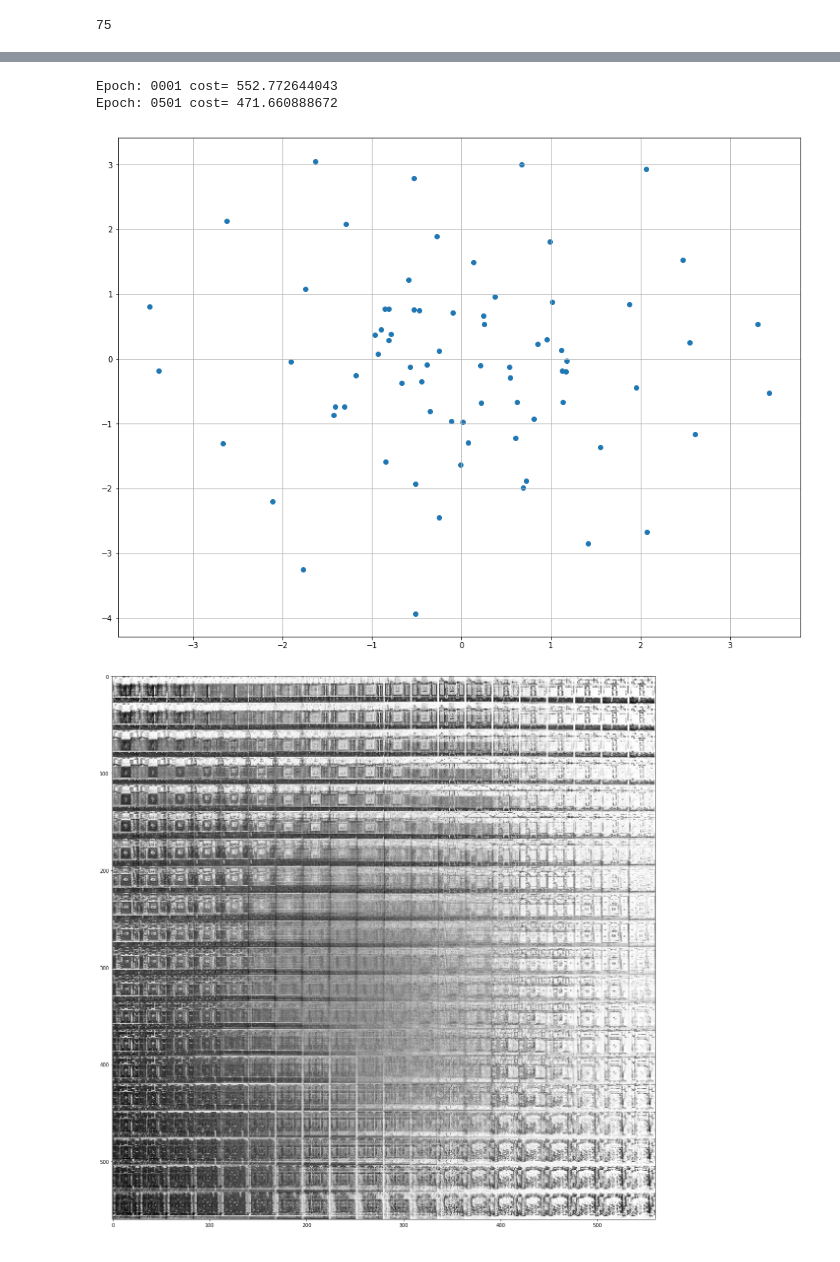
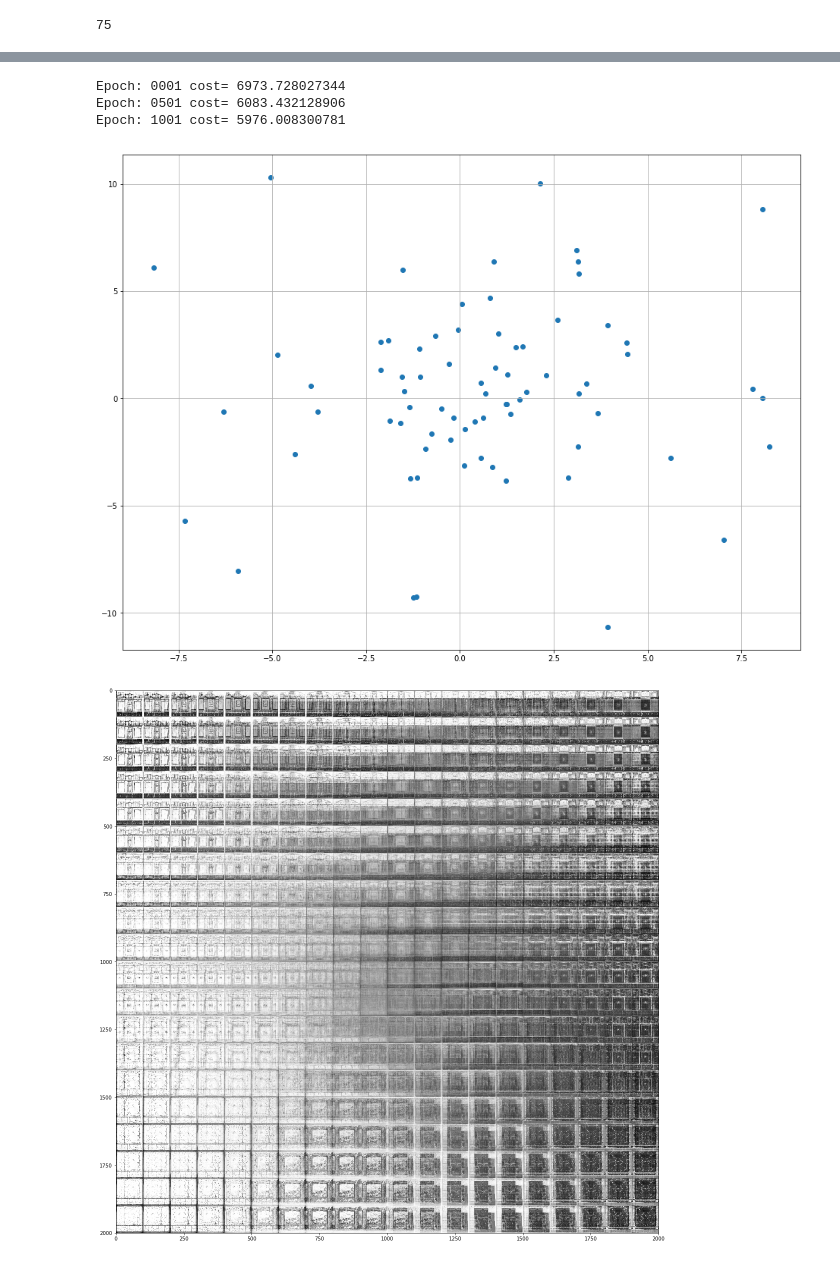
Before and after one commit to juyingnan/PompeiiVision, a Jupyter notebook: AutoEncoderTest.ipynb, the cells around one changed output, grey strips where cells are left out. Cells and saved outputs as stored; diff of their text form; code cells hidden in the pictures.

```diff
--- a/AutoEncoderTest.ipynb
+++ b/AutoEncoderTest.ipynb
@@ -7,7 +7,9 @@ import matplotlib.pyplot as plt
 
 np.random.seed(0)
 tf.set_random_seed(0)
-batch_size = 15
+batch_size = 75
+full_length = 100
+display_length = 100
 # %%
 # Load MNIST data in a format suited for tensorflow.
 # The script input_data is available under this URL:
@@ -228,11 +230,11 @@ def train(network_architecture, learning_rate=0.001,
     return vae
 # %%
 network_architecture = \
-    dict(n_hidden_recog_1=500, # 1st layer encoder neurons
-         n_hidden_recog_2=500, # 2nd layer encoder neurons
-         n_hidden_gener_1=500, # 1st layer decoder neurons
-         n_hidden_gener_2=500, # 2nd layer decoder neurons
-         n_input=784, # MNIST data input (img shape: 28*28)
+    dict(n_hidden_recog_1=256, # 1st layer encoder neurons
+         n_hidden_recog_2=64, # 2nd layer encoder neurons
+         n_hidden_gener_1=64, # 1st layer decoder neurons
+         n_hidden_gener_2=256, # 2nd layer decoder neurons
+         n_input=full_length ** 2, # MNIST data input (img shape: 28*28)
          n_z=20)  # dimensionality of latent space
 
 vae = train(network_architecture, batch_size=batch_size, training_epochs=3000)
@@ -247,15 +249,15 @@ Epoch: 2501 cost= 442.854443359
 x_sample = train_data.test.next_batch(batch_size)
 x_reconstruct = vae.reconstruct(x_sample)
 
-plt.figure(figsize=(8, 12))
+plt.figure(figsize=(16, 20))
 for i in range(5):
 
     plt.subplot(5, 2, 2*i + 1)
-    plt.imshow(x_sample[i].reshape(28, 28), vmin=0, vmax=1, cmap="gray")
+    plt.imshow(x_sample[i].reshape(display_length, display_length), vmin=0, vmax=1, cmap="gray")
     plt.title("Test input")
     plt.colorbar()
     plt.subplot(5, 2, 2*i + 2)
-    plt.imshow(x_reconstruct[i].reshape(28, 28), vmin=0, vmax=1, cmap="gray")
+    plt.imshow(x_reconstruct[i].reshape(display_length, display_length), vmin=0, vmax=1, cmap="gray")
     plt.title("Reconstruction")
     plt.colorbar()
 plt.tight_layout()
@@ -264,16 +266,18 @@ plt.tight_layout()
 # %%
+tf.InteractiveSession.close
 network_architecture = \
-    dict(n_hidden_recog_1=500, # 1st layer encoder neurons
-         n_hidden_recog_2=500, # 2nd layer encoder neurons
-         n_hidden_gener_1=500, # 1st layer decoder neurons
-         n_hidden_gener_2=500, # 2nd layer decoder neurons
-         n_input=784, # MNIST data input (img shape: 28*28)
+    dict(n_hidden_recog_1=256, # 1st layer encoder neurons
+         n_hidden_recog_2=64, # 2nd layer encoder neurons
+         n_hidden_gener_1=64, # 1st layer decoder neurons
+         n_hidden_gener_2=256, # 2nd layer decoder neurons
+         n_input=full_length ** 2, # MNIST data input (img shape: 28*28)
          n_z=2)  # dimensionality of latent space
 
-vae_2d = train(network_architecture, batch_size=batch_size, training_epochs=1000)
+vae_2d = train(network_architecture, batch_size=batch_size, training_epochs=1500)
 # %% [output]
-Epoch: 0001 cost= 552.772644043
-Epoch: 0501 cost= 471.660888672
+Epoch: 0001 cost= 6973.728027344
+Epoch: 0501 cost= 6083.432128906
+Epoch: 1001 cost= 5976.008300781
 # %%
 x_sample = train_data.test.next_batch(75)
 z_mu = vae_2d.transform(x_sample)
@@ -282,23 +286,23 @@ plt.scatter(z_mu[:, 0], z_mu[:, 1])#, c=np.argmax([0.5], 1))
 #plt.colorbar()
 plt.grid()
 # %% [output]
-[figure, old version]
+[figure, new version]
 # %%
 nx = ny = 20
-x_values = np.linspace(-3, 3, nx)
-y_values = np.linspace(-3, 3, ny)
+x_values = np.linspace(-10, 10, nx)
+y_values = np.linspace(-10, 10, ny)
 
-canvas = np.empty((28*ny, 28*nx))
+canvas = np.empty((display_length*ny, display_length*nx))
 for i, yi in enumerate(x_values):
     for j, xi in enumerate(y_values):
         z_mu = np.array([[xi, yi]]*vae.batch_size)
         x_mean = vae_2d.generate(z_mu)
         # print(x_mean)
-        canvas[(nx-i-1)*28:(nx-i)*28, j*28:(j+1)*28] = x_mean[0].reshape(28, 28)
+        canvas[(nx-i-1)*display_length:(nx-i)*display_length, j*display_length:(j+1)*display_length] = x_mean[0].reshape(display_length, display_length)
 
 plt.figure(figsize=(16, 20))
 Xi, Yi = np.meshgrid(x_values, y_values)
 plt.imshow(canvas, origin="upper", cmap="gray")
 plt.tight_layout()
 # %% [output]
-[figure, old version]
+[figure, new version]
```
Also changed, not shown: parts of 2 cells of this notebook.
